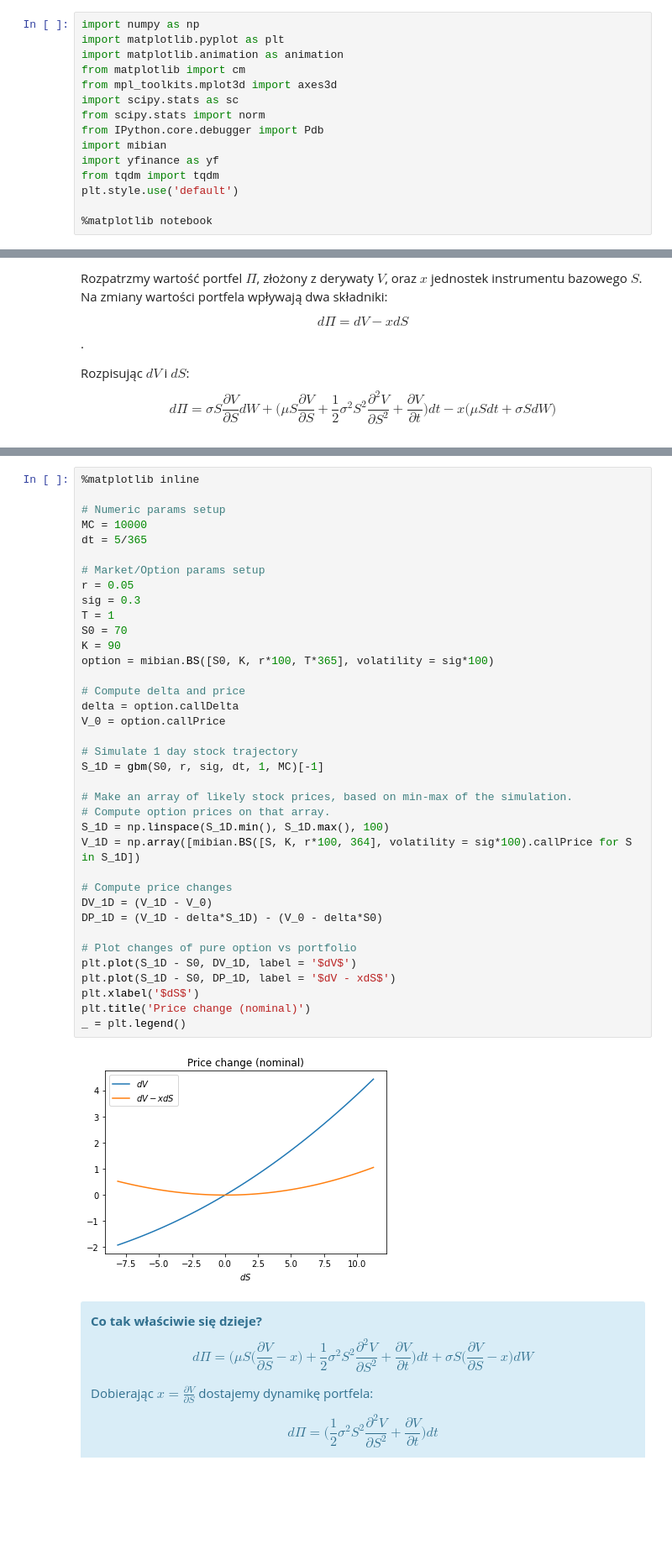
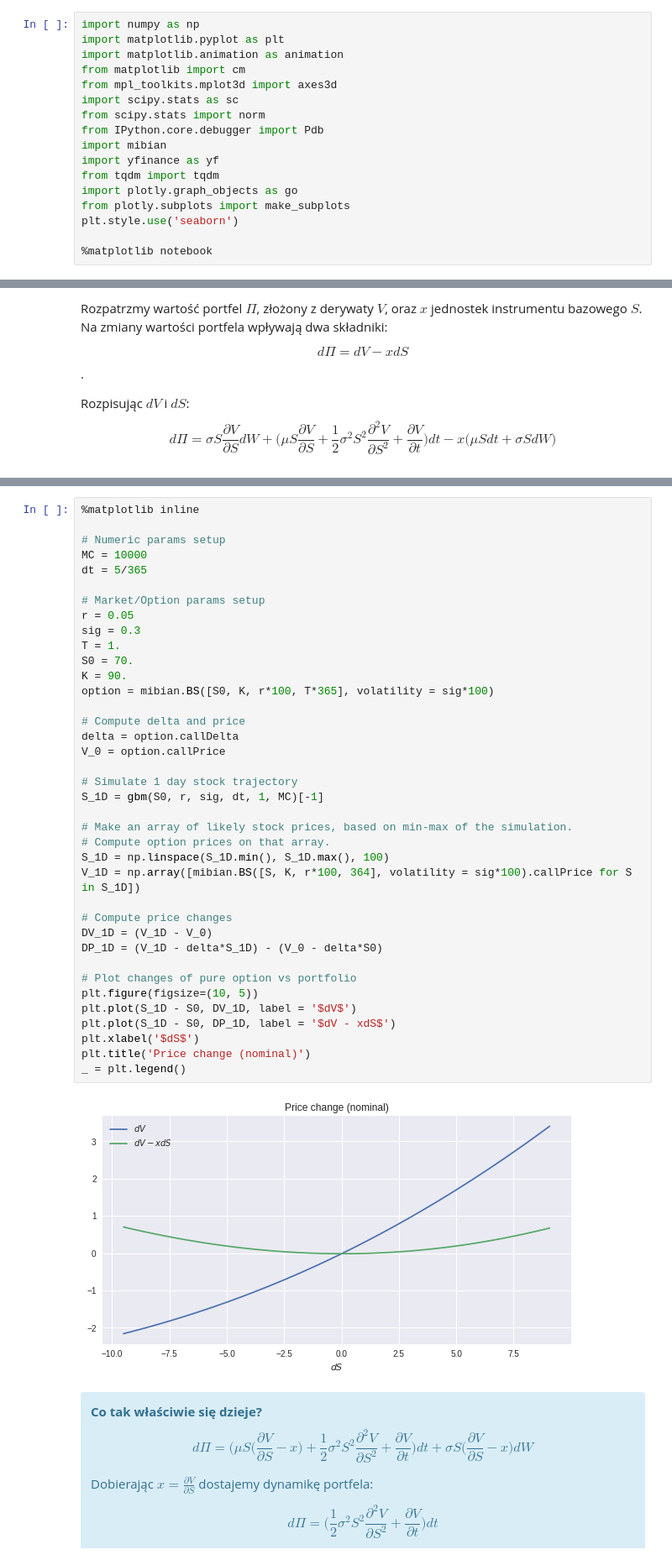
Before and after one commit to PiotMik/GreeksHedging, a Jupyter notebook: Greek Hedging.ipynb, the cells around one changed output, grey strips where cells are left out. Shown at 84% size. Drawn from its saved outputs; the diff is of its cells as text; blank space fills up the shorter version.

```diff
--- a/Greek Hedging.ipynb
+++ b/Greek Hedging.ipynb
@@ -19,7 +40,9 @@ from IPython.core.debugger import Pdb
 import mibian
 import yfinance as yf
 from tqdm import tqdm
-plt.style.use('default')
+import plotly.graph_objects as go
+from plotly.subplots import make_subplots
+plt.style.use('seaborn')
 
 %matplotlib notebook
 # %% [markdown]
@@ -181,37 +200,38 @@ MC = 10000
 dt = 5/365
 
 # Market/Option params setup
 r = 0.05
 sig = 0.3
-T = 1
-S0 = 70
-K = 90
+T = 1.
+S0 = 70.
+K = 90.
 option = mibian.BS([S0, K, r*100, T*365], volatility = sig*100)
 
 # Compute delta and price
 delta = option.callDelta
 V_0 = option.callPrice
 
 # Simulate 1 day stock trajectory
 S_1D = gbm(S0, r, sig, dt, 1, MC)[-1]
 
 # Make an array of likely stock prices, based on min-max of the simulation.
 # Compute option prices on that array.
 S_1D = np.linspace(S_1D.min(), S_1D.max(), 100)
 V_1D = np.array([mibian.BS([S, K, r*100, 364], volatility = sig*100).callPrice for S in S_1D])
 
 # Compute price changes
 DV_1D = (V_1D - V_0)
 DP_1D = (V_1D - delta*S_1D) - (V_0 - delta*S0)
 
 # Plot changes of pure option vs portfolio
+plt.figure(figsize=(10, 5))
 plt.plot(S_1D - S0, DV_1D, label = '$dV$')
 plt.plot(S_1D - S0, DP_1D, label = '$dV - xdS$')
 plt.xlabel('$dS$')
 plt.title('Price change (nominal)')
 _ = plt.legend()
 # %% [output]
-[figure, old version]
+[figure, new version]
 # %% [markdown]
 <div class="alert alert-block alert-info">
 <b>Co tak właściwie się dzieje?</b>
```
Also changed, not shown: parts of 21 cells of this notebook.
